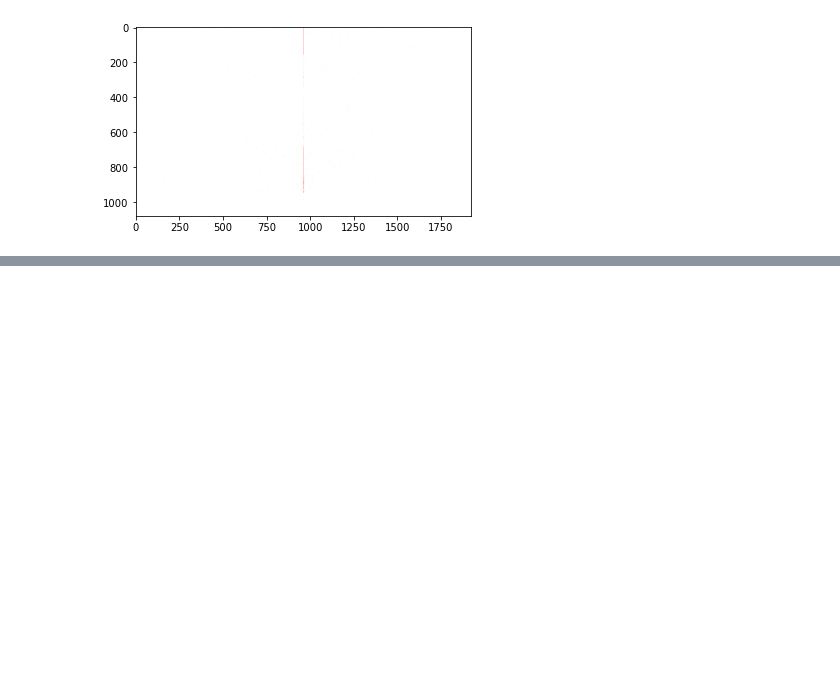
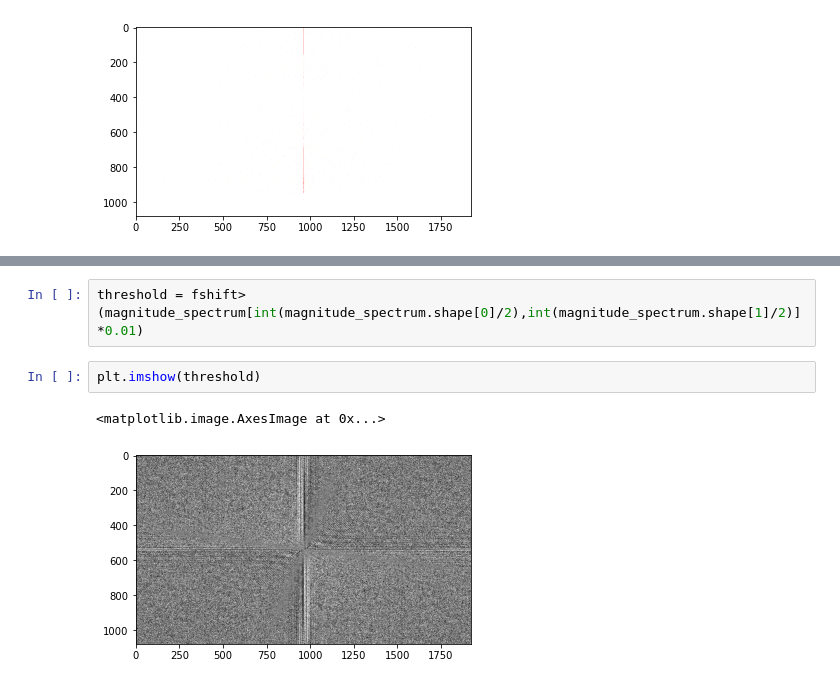
Before and after one commit to Akash-Ravindra/Homography_Superimposed, a Jupyter notebook: testing.ipynb, the cells around one changed output, grey strips where cells are left out. Cells and saved outputs as stored; diff of their text form; blank space fills up the shorter version.

```diff
--- a/testing.ipynb
+++ b/testing.ipynb
@@ -64,0 +75,7 @@ plt.show()
+# %%
+threshold = fshift>(magnitude_spectrum[int(magnitude_spectrum.shape[0]/2),int(magnitude_spectrum.shape[1]/2)]*0.01)
+# %%
+plt.imshow(threshold)
+# %% [output]
+<matplotlib.image.AxesImage at 0x...>
+[figure, added]
```
Also changed, not shown: parts of 4 cells of this notebook, 1 other file.
